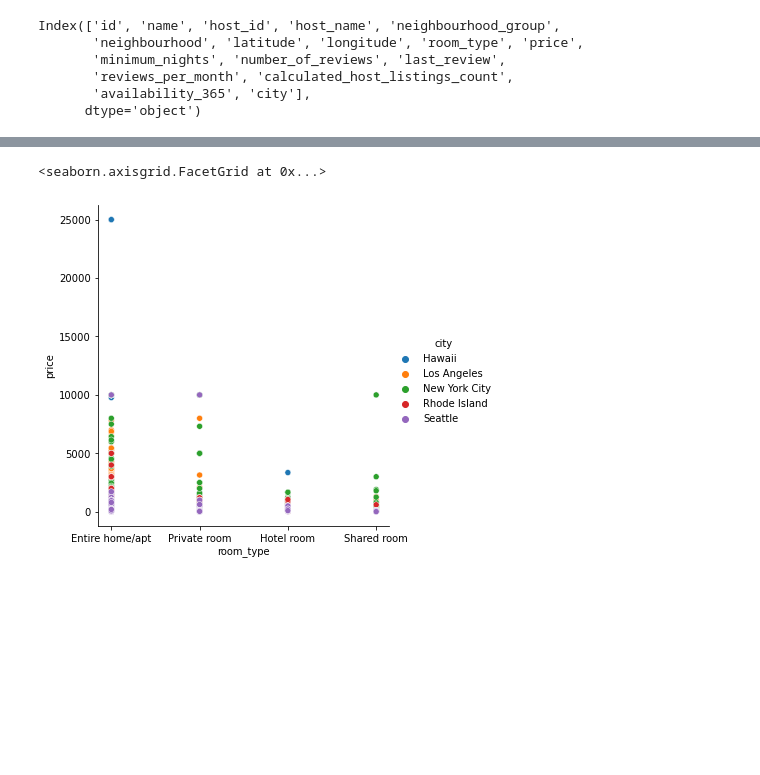
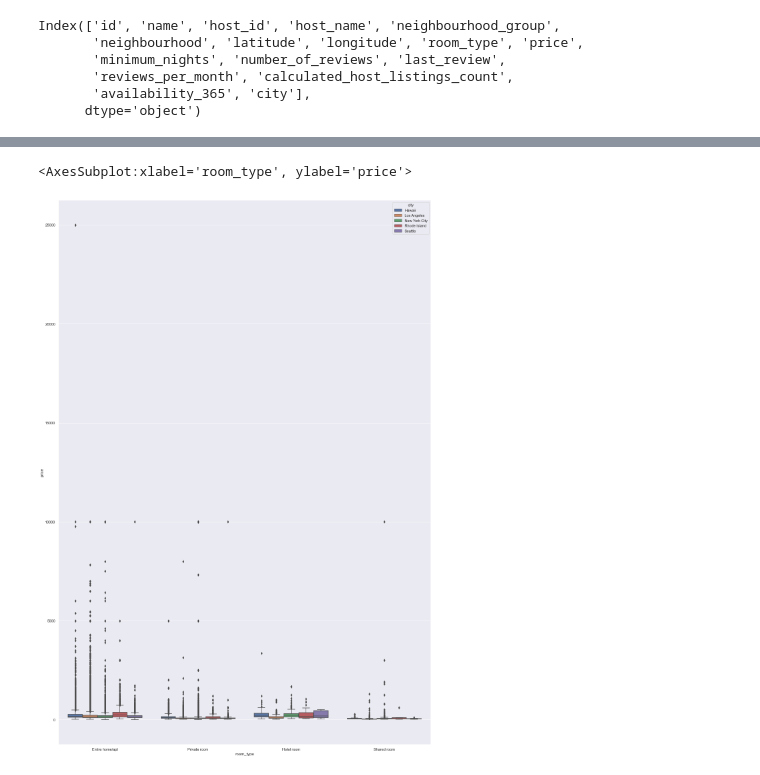
Before and after one commit to malakmosly/Capstone2, a Jupyter notebook: Airbnb Data EDA.ipynb, the cells around one changed output, grey strips where cells are left out. Drawn from its saved outputs; the diff is of its cells as text; code cells hidden in the pictures; blank space fills up the shorter version.

```diff
--- a/Airbnb Data EDA.ipynb
+++ b/Airbnb Data EDA.ipynb
@@ -55,5 +55,6 @@ Index(['id', 'name', 'host_id', 'host_name', 'neighbourhood_group',
        'availability_365', 'city'],
       dtype='object')
 # %%
-sns.relplot(data = df, x='city', y='price')
+sns.set(rc={'figure.figsize':(20,30)})
+sns.boxplot(data = df, x='city', y='price')
 # %% [output]
@@ -70,5 +71,5 @@ plt.show()
 # %%
-sns.relplot(data=df, x='room_type', y='price', hue='city')
+sns.boxplot(data=df, x='room_type', y='price', hue='city')
 # %% [output]
-<seaborn.axisgrid.FacetGrid at 0x...>
+<AxesSubplot:xlabel='room_type', ylabel='price'>
-[figure, old version]
+[figure, new version]
```
Also changed, not shown: parts of 2 cells of this notebook.
